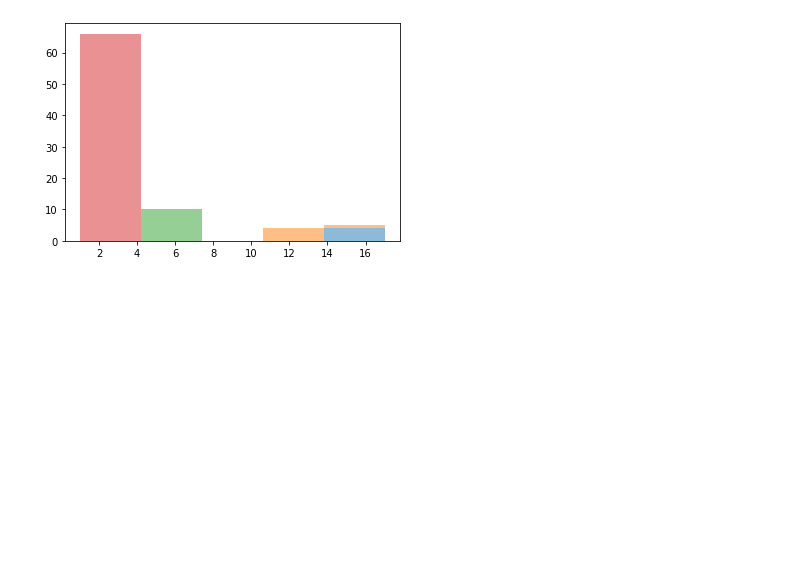
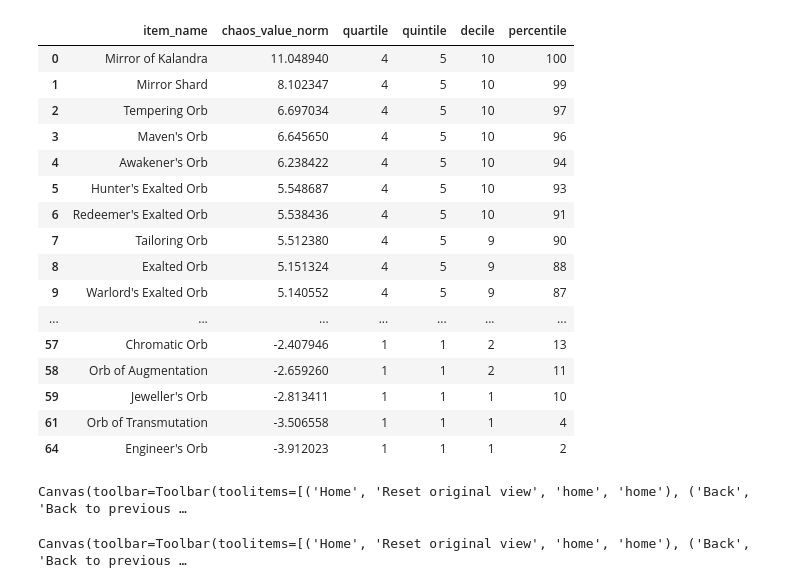
Before and after one commit to darvid/wraeblast, a Jupyter notebook: notebooks/example.ipynb, the cells around one changed output. Cells and saved outputs as stored; diff of their text form; code cells hidden in the pictures; blank space fills up the shorter version.

```diff
--- a/notebooks/example.ipynb
+++ b/notebooks/example.ipynb
@@ -59,14 +70,50 @@ ax = ctx.currency.df.plot(x="chaos_value_norm", y=["quartile", "quintile", "deci
-# %%
-ax = plt.hist(
-    [
-        ctx.currency.df.quartile.value_counts(),
-        ctx.currency.df.quintile.value_counts(),
-        ctx.currency.df.decile.value_counts(),
-        ctx.currency.df.percentile.value_counts(),
-    ],
-    bins=10,
-    stacked=True,
-    alpha=0.5,
-)
-# %% [output]
-[figure, removed]
+# %%
+currency = ctx.currency.df[
+    ctx.currency.df.item_name.str.contains("Orb")
+    | ctx.currency.df.item_name.str.contains("Shard")
+    | ctx.currency.df.item_name.str.contains("Mirror")]
+currency = currency[[
+    "item_name",
+    "chaos_value_norm",
+    "quartile",
+    "quintile",
+    "decile",
+    "percentile",
+]]
+currency
+# %% [output]
+|  | item_name | chaos_value_norm | quartile | quintile | decile | percentile |
+| 0 | Mirror of Kalandra | 11.048940 | 4 | 5 | 10 | 100 |
+| 1 | Mirror Shard | 8.102347 | 4 | 5 | 10 | 99 |
+| 2 | Tempering Orb | 6.697034 | 4 | 5 | 10 | 97 |
+| 3 | Maven's Orb | 6.645650 | 4 | 5 | 10 | 96 |
+| 4 | Awakener's Orb | 6.238422 | 4 | 5 | 10 | 94 |
+| 5 | Hunter's Exalted Orb | 5.548687 | 4 | 5 | 10 | 93 |
+| 6 | Redeemer's Exalted Orb | 5.538436 | 4 | 5 | 10 | 91 |
+| 7 | Tailoring Orb | 5.512380 | 4 | 5 | 9 | 90 |
+| 8 | Exalted Orb | 5.151324 | 4 | 5 | 9 | 88 |
+| 9 | Warlord's Exalted Orb | 5.140552 | 4 | 5 | 9 | 87 |
+| ... | ... | ... | ... | ... | ... | ... |
+| 57 | Chromatic Orb | -2.407946 | 1 | 1 | 2 | 13 |
+| 58 | Orb of Augmentation | -2.659260 | 1 | 1 | 2 | 11 |
+| 59 | Jeweller's Orb | -2.813411 | 1 | 1 | 1 | 10 |
+| 61 | Orb of Transmutation | -3.506558 | 1 | 1 | 1 | 4 |
+| 64 | Engineer's Orb | -3.912023 | 1 | 1 | 1 | 2 |
+# %%
+def label_point(x, y, val, ax):
+    a = pd.concat({'x': x, 'y': y, 'val': val}, axis=1)
+    for i, point in a.iterrows():
+        ax.text(point['x']+.02, point['y'], str(point['val']), size="small")
+
+sns.set_style("whitegrid")
+ax = sns.lmplot(data=currency, x="percentile", y="chaos_value_norm", hue="item_name", height=10);
+# label_point(currency.percentile, currency.chaos_value_norm, currency.item_name, plt.gca())
+# %% [output]
+Canvas(toolbar=Toolbar(toolitems=[('Home', 'Reset original view', 'home', 'home'), ('Back', 'Back to previous …
+# %%
+fig, ax = plt.subplots()
+fig.suptitle("Normalized chaos values of currency by quintile")
+sns.boxenplot(x="quintile", y="chaos_value_norm", data=currency, showfliers=False);
+sns.stripplot(x="quintile", y="chaos_value_norm", data=currency, color=".26");
+# %% [output]
+Canvas(toolbar=Toolbar(toolitems=[('Home', 'Reset original view', 'home', 'home'), ('Back', 'Back to previous …
```
Also changed, not shown: parts of 6 cells of this notebook.
